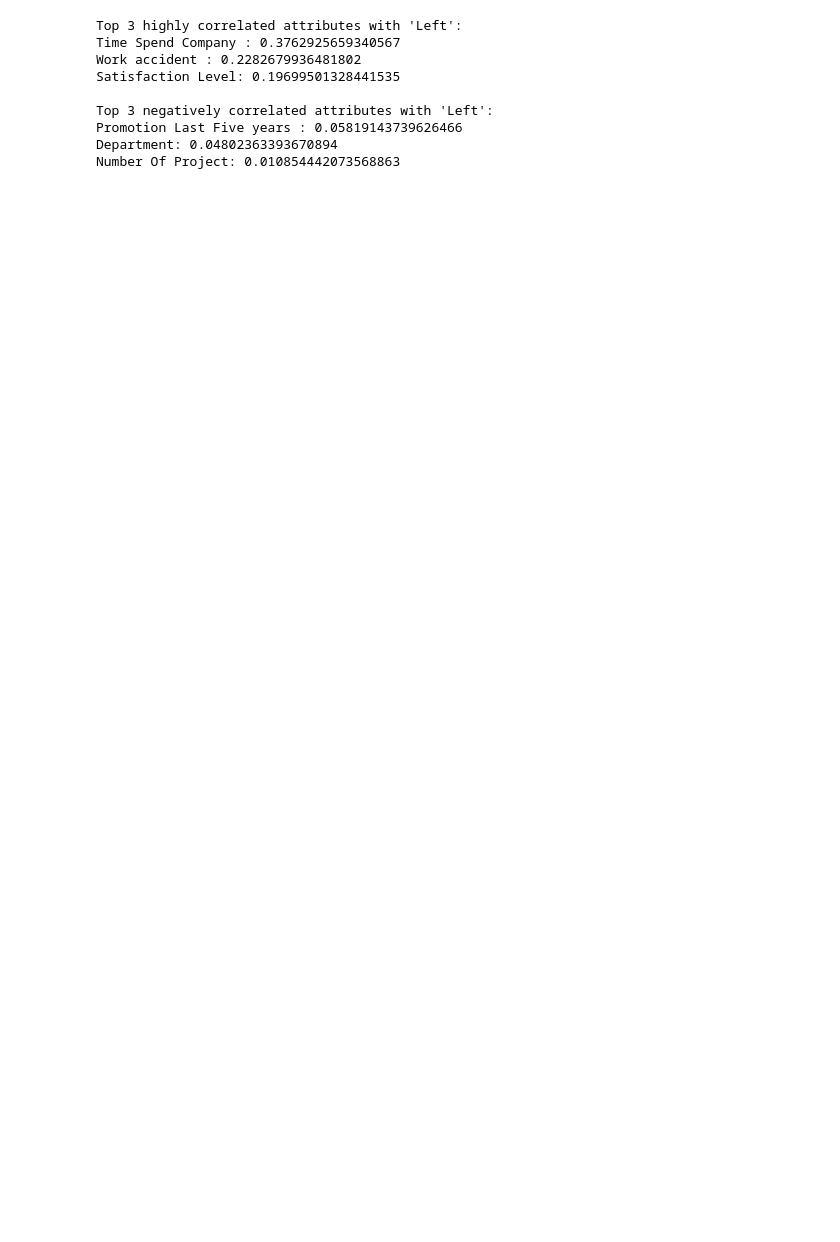
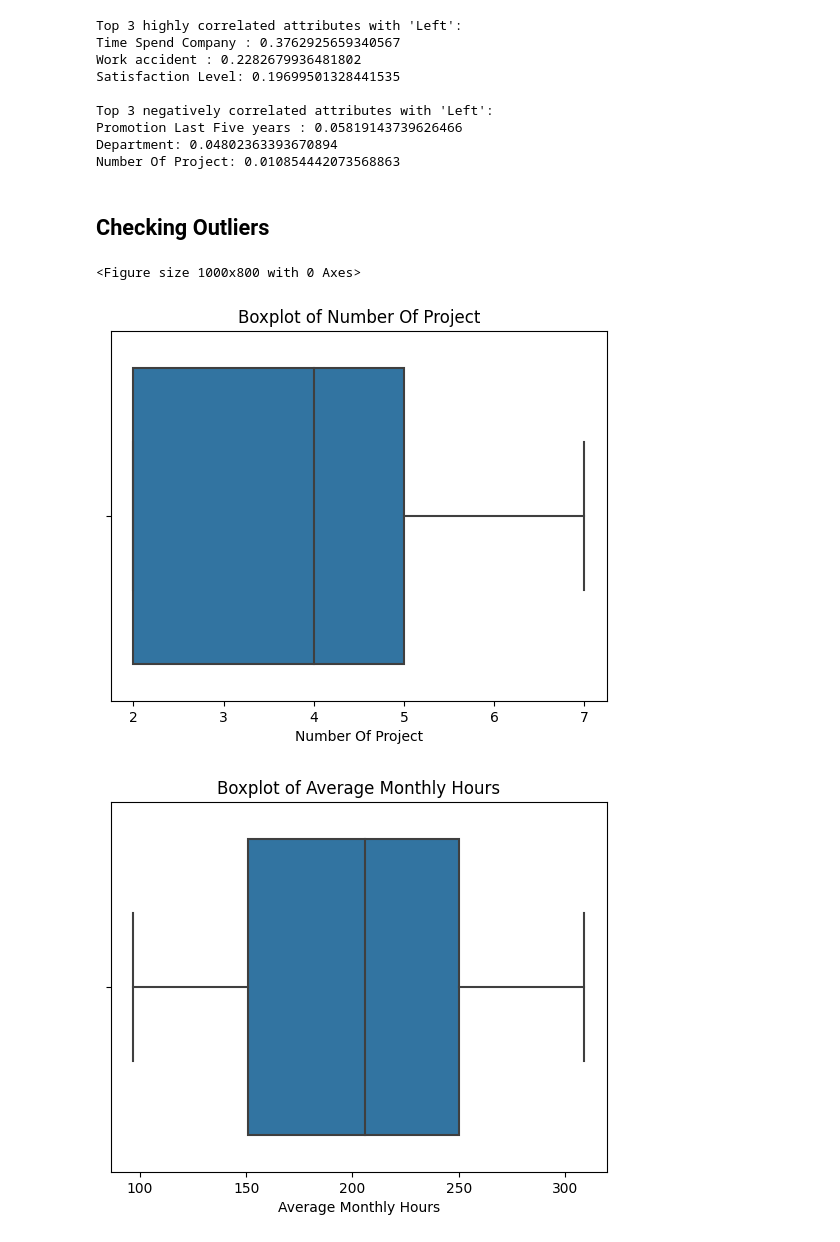
Before and after one commit to Akash11gavhane/Employee-Retention-Prediction-Machine-Learning-Project, a Jupyter notebook: Machine Learning Project/Employee_retention_prediction.ipynb, the cells around one changed output. Saved outputs shown, nothing was run; the diff lists cells and outputs as text; code cells hidden in the pictures; blank space fills up the shorter version.

```diff
--- a/Machine Learning Project/Employee_retention_prediction.ipynb
+++ b/Machine Learning Project/Employee_retention_prediction.ipynb
@@ -465,3 +472,23 @@ Top 3 negatively correlated attributes with 'Left':
 Promotion Last Five years : 0.05819143739626466
 Department: 0.04802363393670894
 Number Of Project: 0.010854442073568863
+# %% [markdown]
+## Checking Outliers
+# %%
+# Create a copy of the DataFrame to work with
+data = raw_data.copy()
+
+# Select the numerical columns for outlier detection
+numerical_columns = ['Number Of Project', 'Average Monthly Hours', 'Time Spend Company ']
+
+# Generate box plots for each numerical column
+plt.figure(figsize=(10, 8))
+for column in numerical_columns:
+    plt.figure()
+    sns.boxplot(x=column, data=data)
+    plt.title(f'Boxplot of {column}')
+    plt.show()
+# %% [output]
+<Figure size 1000x800 with 0 Axes>
+[figure, added]
+[figure, added]
```
Also changed, not shown: parts of 16 cells of this notebook, 2 other files.
